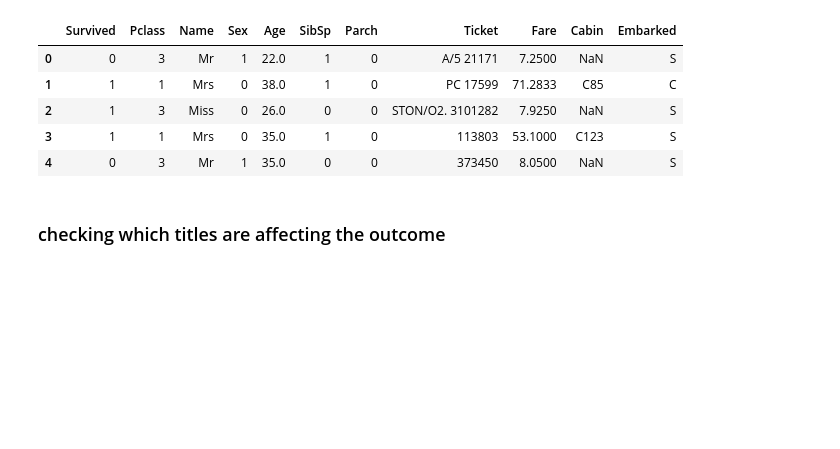
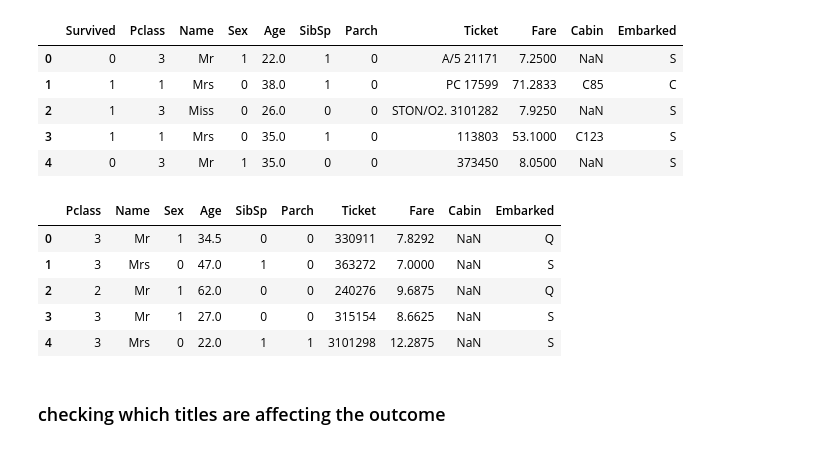
Before and after one commit to apakrash/kaggle_titanic, a Jupyter notebook: titanic-2.ipynb, the cells around one changed output. Saved outputs shown, nothing was run; the diff lists cells and outputs as text; code cells hidden in the pictures; blank space fills up the shorter version.

```diff
--- a/titanic-2.ipynb
+++ b/titanic-2.ipynb
@@ -53,6 +53,12 @@ df2.Survived[df2['Sex']=='female'].value_counts().plot(kind='pie')
 from sklearn.preprocessing import LabelEncoder
 df2['Sex']=LabelEncoder().fit_transform(df2['Sex'])
 #since sex can be either 0 or 1, no need of oneHotEncoding or dummy variable trap
+# %%
+#for test data
+
+from sklearn.preprocessing import LabelEncoder
+df2_t['Sex']=LabelEncoder().fit_transform(df2_t['Sex'])
+#since sex can be either 0 or 1, no need of oneHotEncoding or dummy variable trap
 # %% [markdown]
 ### getting titles from names
 # %%
@@ -60,6 +66,15 @@ df2['Name']=df2['Name'].map(lambda x:x.split(',')[1].split('.')[0].strip())
 
 titles=df2['Name'].unique()
 print(titles)
+
+
+
+#testData
+
+df2_t['Name']=df2_t['Name'].map(lambda x:x.split(',')[1].split('.')[0].strip())
+
+titles_t=df2_t['Name'].unique()
+print(titles_t)
 # %% [output]
 ['Mr' 'Mrs' 'Miss' 'Master' 'Don' 'Rev' 'Dr' 'Mme' 'Ms' 'Major' 'Lady'
  'Sir' 'Mlle' 'Col' 'Capt' 'the Countess' 'Jonkheer']
@@ -76,6 +92,20 @@ for title in titles:
 for index, row in df2.iterrows():
     if row['Age'] == -1:
         df2.loc[index,'Age'] = medians[row['Name']]
+
+
+#testData
+
+df2_t['Age'].fillna(-1, inplace=True)
+
+medians_t = dict()
+for title in titles:
+    median_t = df2_t.Age[(df2_t['Age'] != -1)&(df2_t['Name'] ==title)].median()
+    medians_t[title]=median
+
+for index, row in df2_t.iterrows():
+    if row['Age'] == -1:
+        df2.loc[index,'Age'] = medians_t[row['Name']]
 # %%
 df2.head()
 # %% [output]
@@ -85,6 +115,15 @@ df2.head()
 | 2 | 1 | 3 | Miss | 0 | 26.0 | 0 | 0 | STON/O2. 3101282 | 7.9250 | NaN | S |
 | 3 | 1 | 1 | Mrs | 0 | 35.0 | 1 | 0 | 113803 | 53.1000 | C123 | S |
 | 4 | 0 | 3 | Mr | 1 | 35.0 | 0 | 0 | 373450 | 8.0500 | NaN | S |
+# %%
+df2_t.head()
+# %% [output]
+|  | Pclass | Name | Sex | Age | SibSp | Parch | Ticket | Fare | Cabin | Embarked |
+| 0 | 3 | Mr | 1 | 34.5 | 0 | 0 | 330911 | 7.8292 | NaN | Q |
+| 1 | 3 | Mrs | 0 | 47.0 | 1 | 0 | 363272 | 7.0000 | NaN | S |
+| 2 | 2 | Mr | 1 | 62.0 | 0 | 0 | 240276 | 9.6875 | NaN | Q |
+| 3 | 3 | Mr | 1 | 27.0 | 0 | 0 | 315154 | 8.6625 | NaN | S |
+| 4 | 3 | Mrs | 0 | 22.0 | 1 | 1 | 3101298 | 12.2875 | NaN | S |
 # %% [markdown]
 
 ### checking which titles are affecting the outcome
```
Also changed, not shown: parts of 23 cells of this notebook, 4 other files.
